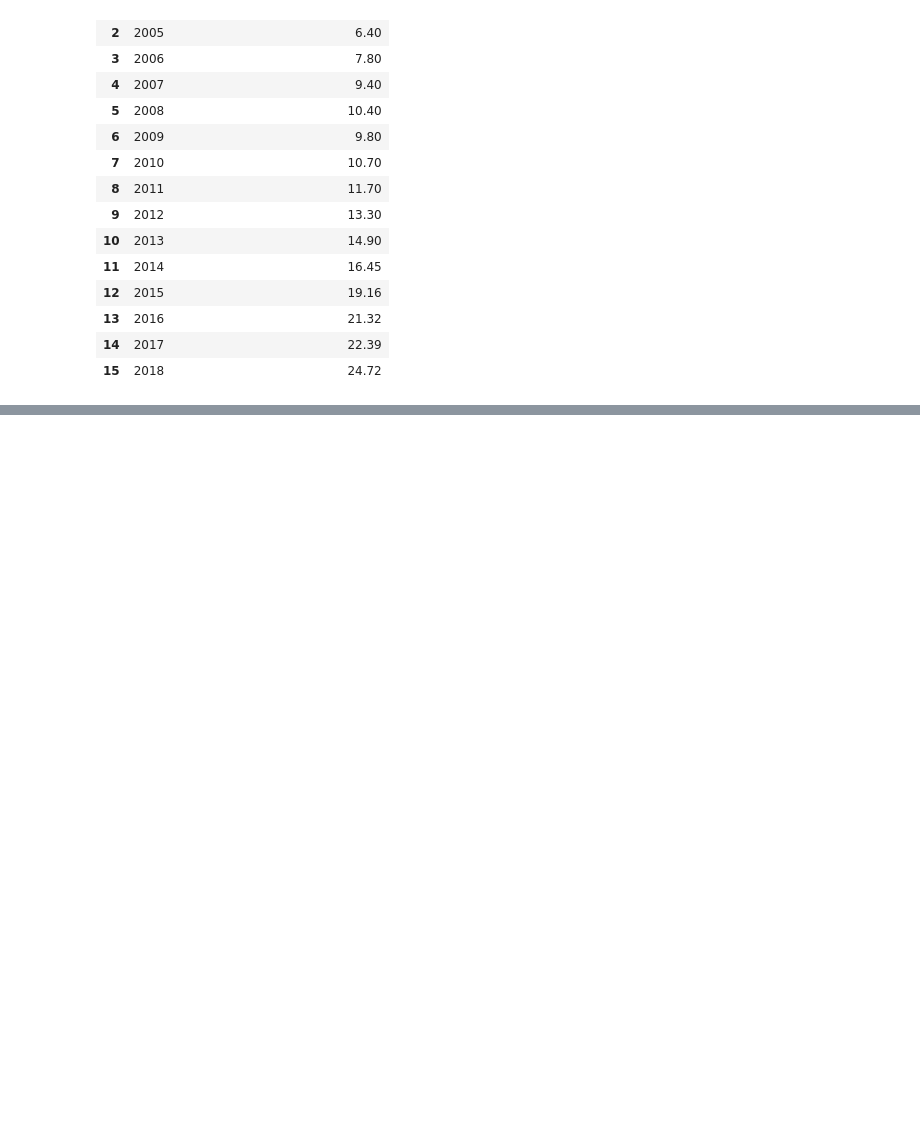
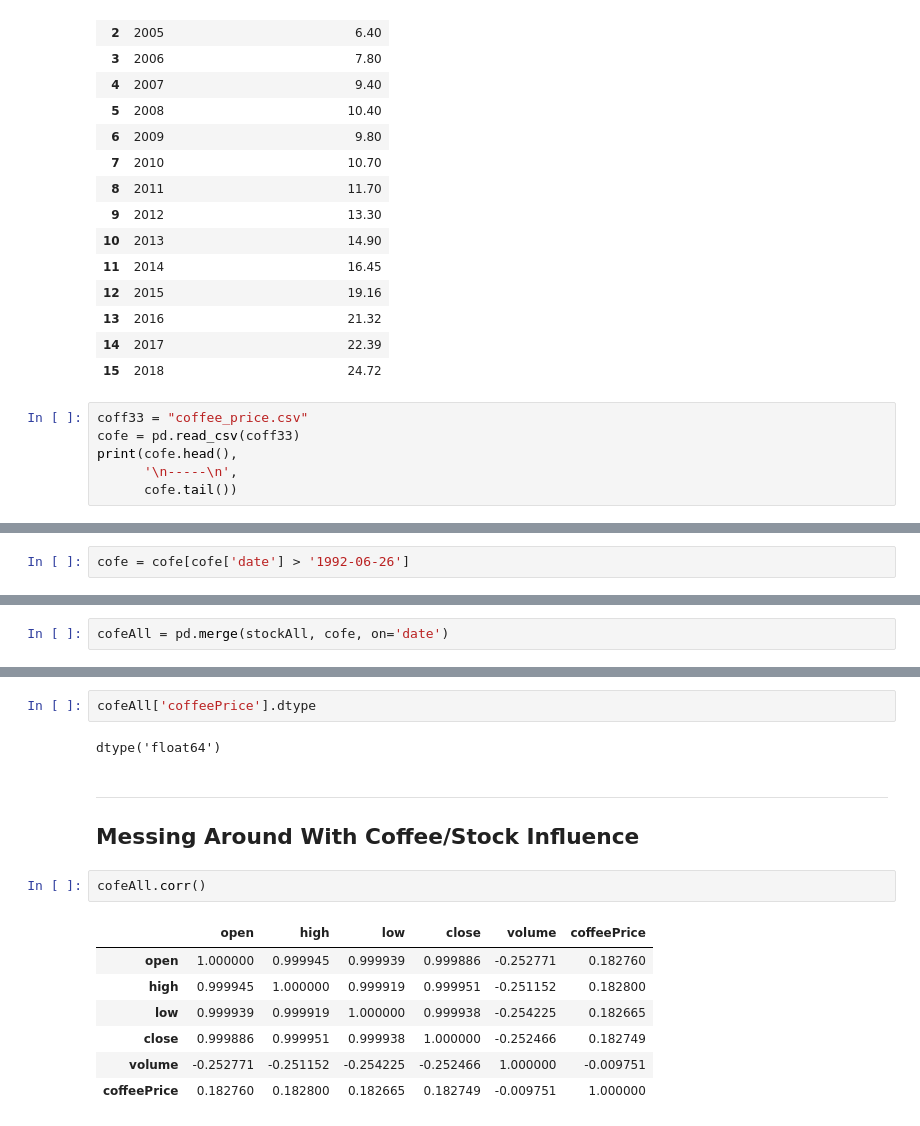
Before and after one commit to Cameron-Cn/starbucks_2019, a Jupyter notebook: starbucks_predictions.ipynb, the cells around one changed output, grey strips where cells are left out. Saved outputs shown, nothing was run; the diff lists cells and outputs as text; blank space fills up the shorter version.

```diff
--- a/starbucks_predictions.ipynb
+++ b/starbucks_predictions.ipynb
@@ -62,3 +65,9 @@ sales
 | 13 | 2016 | 21.32 |
 | 14 | 2017 | 22.39 |
 | 15 | 2018 | 24.72 |
+# %%
+coff33 = "coffee_price.csv"
+cofe = pd.read_csv(coff33)
+print(cofe.head(),
+      '\n-----\n',
+      cofe.tail())
@@ -64,0 +88,2 @@ sales
+# %%
+cofe = cofe[cofe['date'] > '1992-06-26']
@@ -64,0 +99,2 @@ sales
+# %%
+cofeAll = pd.merge(stockAll, cofe, on='date')
@@ -64,0 +130,17 @@ sales
+# %%
+cofeAll['coffeePrice'].dtype
+# %% [output]
+dtype('float64')
+# %% [markdown]
+---
+## Messing Around With Coffee/Stock Influence
+# %%
+cofeAll.corr()
+# %% [output]
+|  | open | high | low | close | volume | coffeePrice |
+| open | 1.000000 | 0.999945 | 0.999939 | 0.999886 | -0.252771 | 0.182760 |
+| high | 0.999945 | 1.000000 | 0.999919 | 0.999951 | -0.251152 | 0.182800 |
+| low | 0.999939 | 0.999919 | 1.000000 | 0.999938 | -0.254225 | 0.182665 |
+| close | 0.999886 | 0.999951 | 0.999938 | 1.000000 | -0.252466 | 0.182749 |
+| volume | -0.252771 | -0.251152 | -0.254225 | -0.252466 | 1.000000 | -0.009751 |
+| coffeePrice | 0.182760 | 0.182800 | 0.182665 | 0.182749 | -0.009751 | 1.000000 |
```
Also changed, not shown: parts of 19 cells of this notebook, 2 other files.
